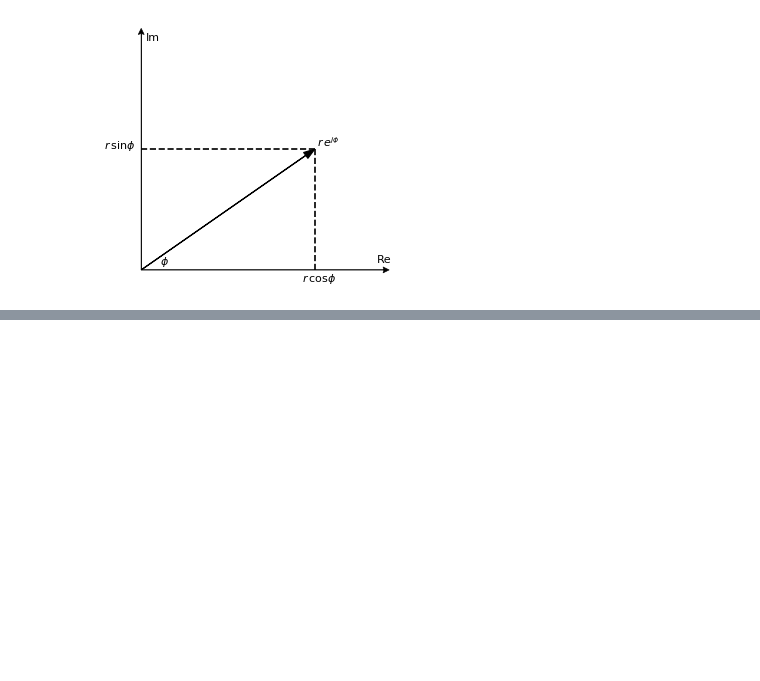
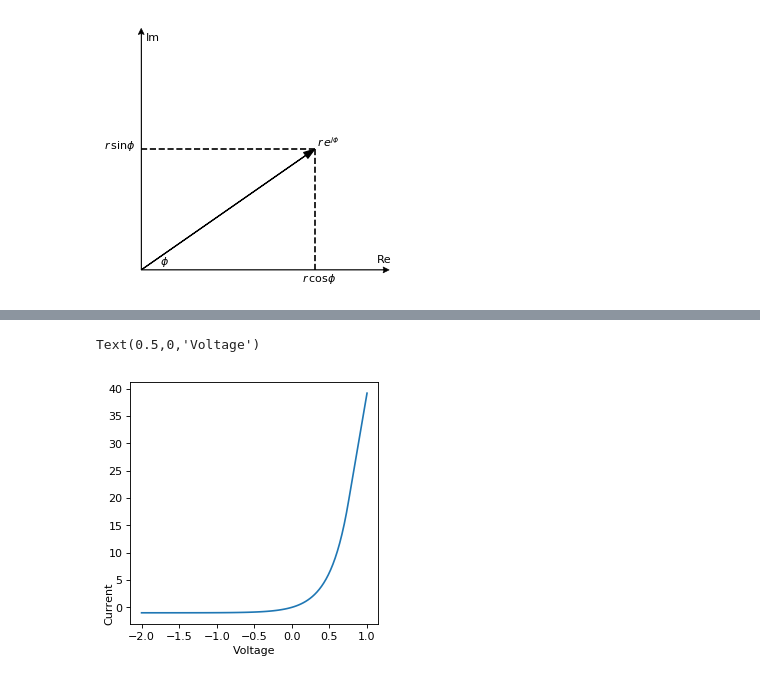
Before and after one commit to mulhearn/classwork, a Jupyter notebook: phy80/rlc/figs/rlc_figures.ipynb, the cells around one changed output, grey strips where cells are left out. Saved outputs shown, nothing was run; the diff lists cells and outputs as text; code cells hidden in the pictures; blank space fills up the shorter version.

```diff
--- a/phy80/rlc/figs/rlc_figures.ipynb
+++ b/phy80/rlc/figs/rlc_figures.ipynb
@@ -415,0 +459,23 @@ plt.savefig("complex.pdf")
+# %%
+def diode(x):
+    IS = 1.0
+    VT = 0.025*10
+    VL = 3*VT
+    ML = (IS/VT)*exp(VL/VT)
+    IL = IS*(np.exp(VL/VT) - 1)
+    y=np.zeros(x.size)
+    left = (x < VL)
+    right  = (x >= VL)
+    y[left] = IS*(np.exp(x[left]/VT) - 1)
+    y[right] = IL + ML*(x[right]-VL)
+    return y
+
+plt.figure(figsize=(4, 4), dpi=80)
+x = linspace(-2,1,100)
+y = diode(x)
+plt.plot(x,y)
+plt.text(-2.5,3.2,"Current",rotation=90)
+plt.xlabel("Voltage")
+# %% [output]
+Text(0.5,0,'Voltage')
+[figure, added]
```
Also changed, not shown: parts of 7 cells of this notebook, 20 other files.
